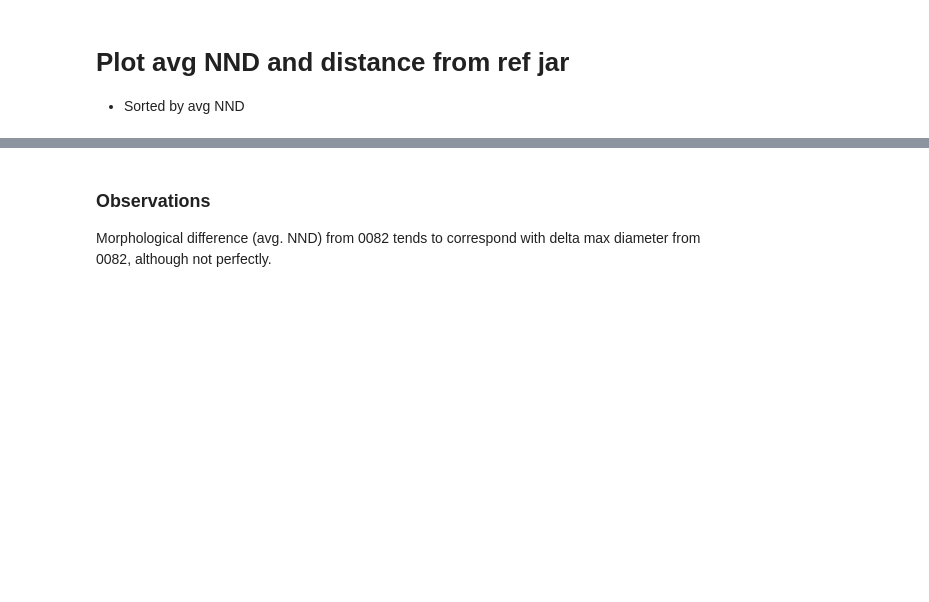
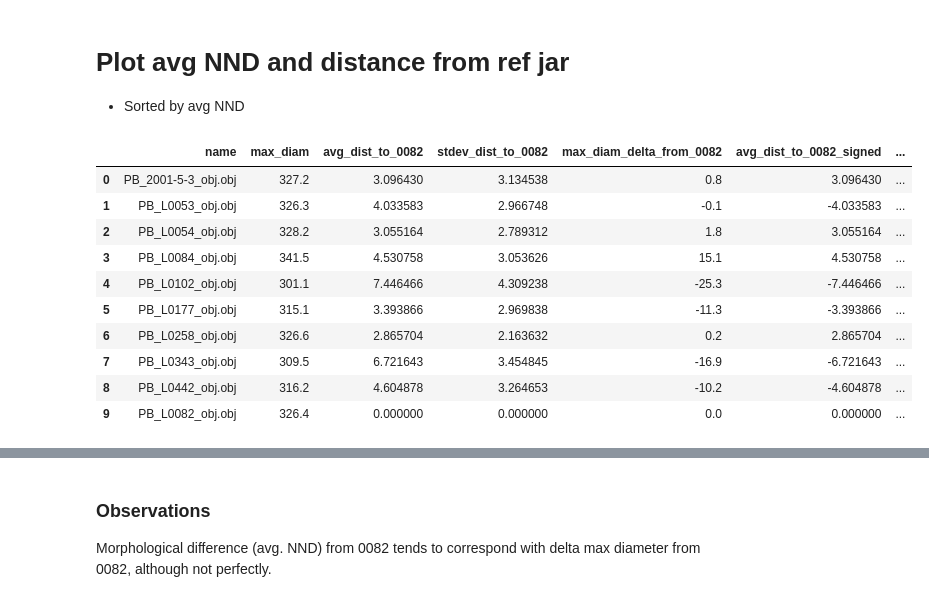
Before and after one commit to jennyvo2020/amphora, a Jupyter notebook: pabuc_burnu/full_comparison/compare_full_amphoras_with_PB_L0082.ipynb, the cells around one changed output, grey strips where cells are left out. Cells and saved outputs as stored; diff of their text form; code cells hidden in the pictures; blank space fills up the shorter version.

```diff
--- a/pabuc_burnu/full_comparison/compare_full_amphoras_with_PB_L0082.ipynb
+++ b/pabuc_burnu/full_comparison/compare_full_amphoras_with_PB_L0082.ipynb
@@ -157,5 +148,19 @@ max_diam_delta_largest_to_smallest
 # %%
 df = pd.read_csv('compare_to_0082_table.csv')
+# %%
+df.drop(columns=['Unnamed: 0'])
+# %% [output]
+|  | name | max_diam | avg_dist_to_0082 | stdev_dist_to_0082 | max_diam_delta_from_0082 | avg_dist_to_0082_signed | ... |
+| 0 | PB_2001-5-3_obj.obj | 327.2 | 3.096430 | 3.134538 | 0.8 | 3.096430 | ... |
+| 1 | PB_L0053_obj.obj | 326.3 | 4.033583 | 2.966748 | -0.1 | -4.033583 | ... |
+| 2 | PB_L0054_obj.obj | 328.2 | 3.055164 | 2.789312 | 1.8 | 3.055164 | ... |
+| 3 | PB_L0084_obj.obj | 341.5 | 4.530758 | 3.053626 | 15.1 | 4.530758 | ... |
+| 4 | PB_L0102_obj.obj | 301.1 | 7.446466 | 4.309238 | -25.3 | -7.446466 | ... |
+| 5 | PB_L0177_obj.obj | 315.1 | 3.393866 | 2.969838 | -11.3 | -3.393866 | ... |
+| 6 | PB_L0258_obj.obj | 326.6 | 2.865704 | 2.163632 | 0.2 | 2.865704 | ... |
+| 7 | PB_L0343_obj.obj | 309.5 | 6.721643 | 3.454845 | -16.9 | -6.721643 | ... |
+| 8 | PB_L0442_obj.obj | 316.2 | 4.604878 | 3.264653 | -10.2 | -4.604878 | ... |
+| 9 | PB_L0082_obj.obj | 326.4 | 0.000000 | 0.000000 | 0.0 | 0.000000 | ... |
 # %%
 df_use = df.sort_values(by='avg_dist_to_0082_signed')
 df_use = df_use[df_use.name!='PB_L0082_obj.obj']
```
Also changed, not shown: parts of 5 cells of this notebook.
